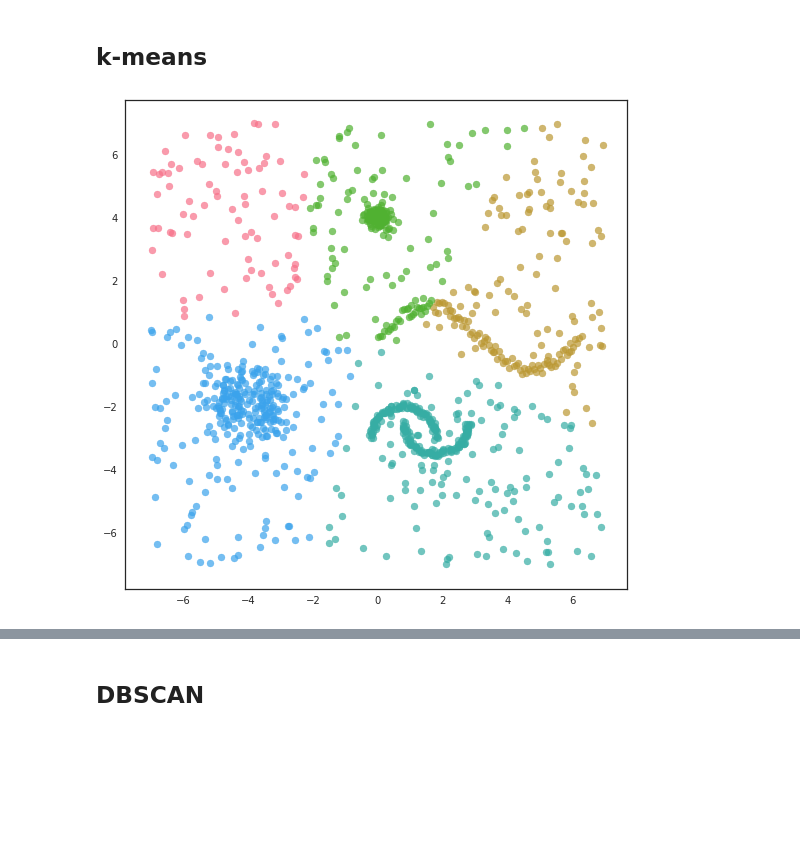
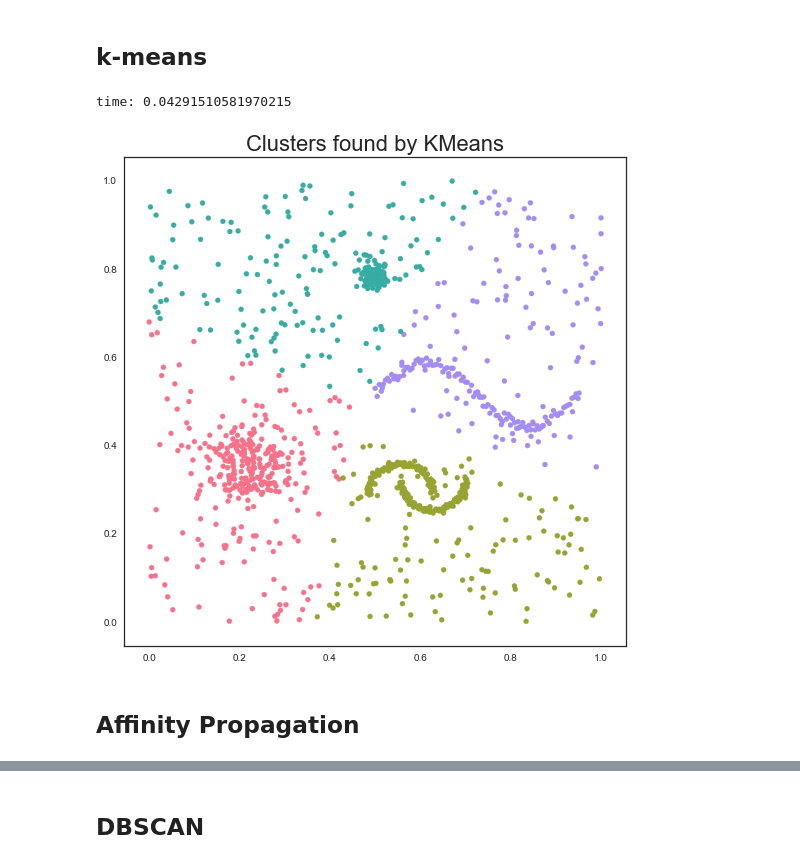
Before and after one commit to BielStela/Curs_UB, a Jupyter notebook: dia_4/Cluster_comparisson.ipynb, the cells around one changed output, grey strips where cells are left out. Saved outputs shown, nothing was run; the diff lists cells and outputs as text; code cells hidden in the pictures; blank space fills up the shorter version.

```diff
--- a/dia_4/Cluster_comparisson.ipynb
+++ b/dia_4/Cluster_comparisson.ipynb
@@ -37,11 +51,30 @@ from sklearn.cluster import KMeans, DBSCAN
 import hdbscan
+# %%
+def plot_clusters(data, clusterer):
+    start_time = time.time()
+    labels = clusterer.fit_predict(data)
+    end_time = time.time()
+    palette = sns.color_palette('husl', np.unique(labels).max() + 1)
+    colors = [palette[x] if x >= 0 else (0.0, 0.0, 0.0) for x in labels]
+
+    if hasattr(clusterer, 'probabilities_'):
+        colors = [sns.desaturate(x, p) for x, p in
+                             zip(colors, clusterer.probabilities_)]
+
+    sizes = [25 if x >= 0 else 5 for x in labels]
+
+    plt.scatter(data.T[0], data.T[1], c=colors, s=sizes,  alpha=1)
+
+    plt.title('Clusters found by {}'.format(str(clusterer.__class__.__name__)), fontsize=22)
+    print('time:', end_time - start_time)
 # %% [markdown]
 ## k-means
 # %%
-kmeans = KMeans(n_clusters=5)
-labels_kmeans = kmeans.fit_predict(C)
+kmeans = cluster.KMeans(n_clusters=4)
-# %%
-for c in np.unique(labels_kmeans):
-    plt.scatter(C[labels_kmeans==c,0], C[labels_kmeans==c,1], s=15, alpha=0.7)
-# %% [output]
-[figure, removed]
+# %%
+plot_clusters(data, kmeans)
+# %% [output]
+time: 0.04291510581970215
+[figure, added]
+# %% [markdown]
+## Affinity Propagation
```
Also changed, not shown: parts of 33 cells of this notebook, 1 other file.
